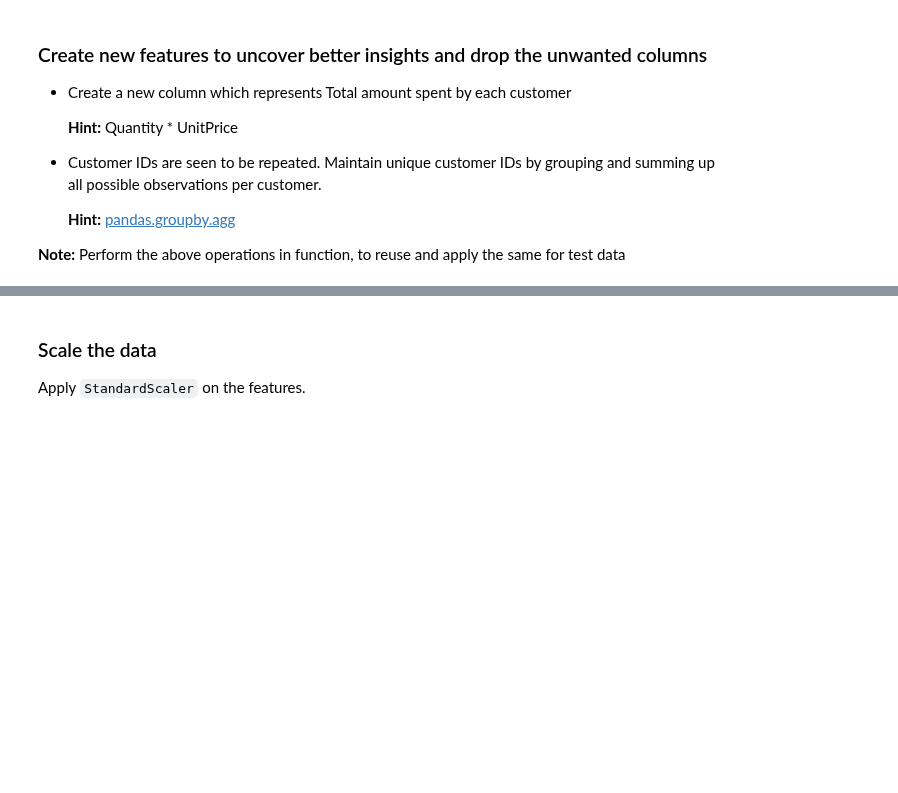
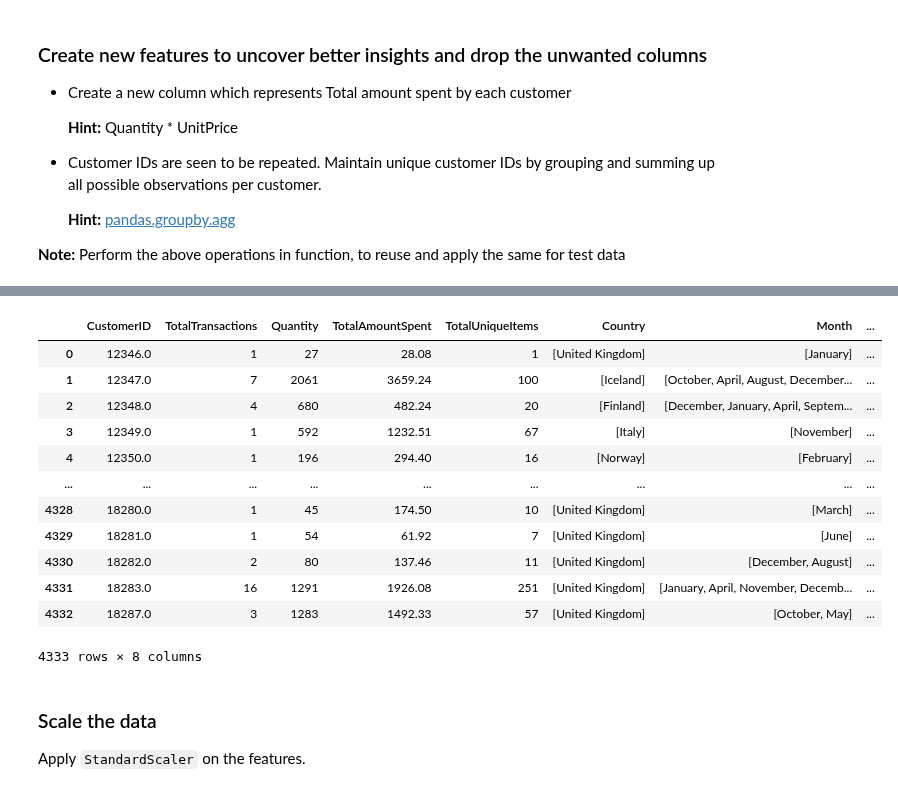
Before and after one commit to rajiv-ranjan/cds-mini-projects, a Jupyter notebook: M2_NB_MiniProject_5_Customer_Segmentation_Kmeans.ipynb, the cells around one changed output, grey strips where cells are left out. Drawn from its saved outputs; the diff is of its cells as text; code cells hidden in the pictures; blank space fills up the shorter version.

```diff
--- a/M2_NB_MiniProject_5_Customer_Segmentation_Kmeans.ipynb
+++ b/M2_NB_MiniProject_5_Customer_Segmentation_Kmeans.ipynb
@@ -362,0 +361,4 @@ Name: CustomerID, dtype: int64
+# %%
+def create_tot_amount(df):
+    df.loc[:, 'TotalAmount'] = df['Quantity'] * df['UnitPrice']
+    return df
@@ -363,3 +391,20 @@ Name: CustomerID, dtype: int64
+# %%
+customer_summary = customer_summary(final_df)
+customer_summary
+# %% [output]
+|  | CustomerID | TotalTransactions | Quantity | TotalAmountSpent | TotalUniqueItems | Country | Month | ... |
+| 0 | 12346.0 | 1 | 27 | 28.08 | 1 | [United Kingdom] | [January] | ... |
+| 1 | 12347.0 | 7 | 2061 | 3659.24 | 100 | [Iceland] | [October, April, August, December... | ... |
+| 2 | 12348.0 | 4 | 680 | 482.24 | 20 | [Finland] | [December, January, April, Septem... | ... |
+| 3 | 12349.0 | 1 | 592 | 1232.51 | 67 | [Italy] | [November] | ... |
+| 4 | 12350.0 | 1 | 196 | 294.40 | 16 | [Norway] | [February] | ... |
+| ... | ... | ... | ... | ... | ... | ... | ... | ... |
+| 4328 | 18280.0 | 1 | 45 | 174.50 | 10 | [United Kingdom] | [March] | ... |
+| 4329 | 18281.0 | 1 | 54 | 61.92 | 7 | [United Kingdom] | [June] | ... |
+| 4330 | 18282.0 | 2 | 80 | 137.46 | 11 | [United Kingdom] | [December, August] | ... |
+| 4331 | 18283.0 | 16 | 1291 | 1926.08 | 251 | [United Kingdom] | [January, April, November, Decemb... | ... |
+| 4332 | 18287.0 | 3 | 1283 | 1492.33 | 57 | [United Kingdom] | [October, May] | ... |
+4333 rows × 8 columns
 # %% [markdown]
 ### Scale the data
 
```
Also changed, not shown: parts of 9 cells of this notebook.
